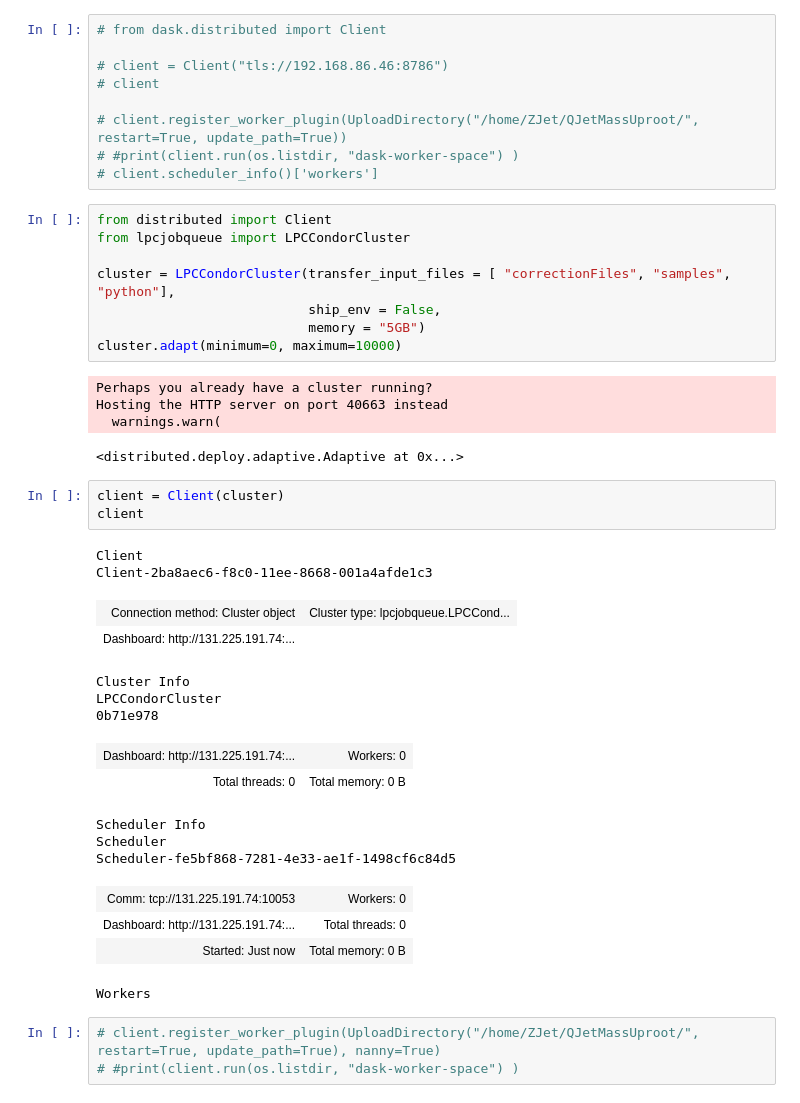
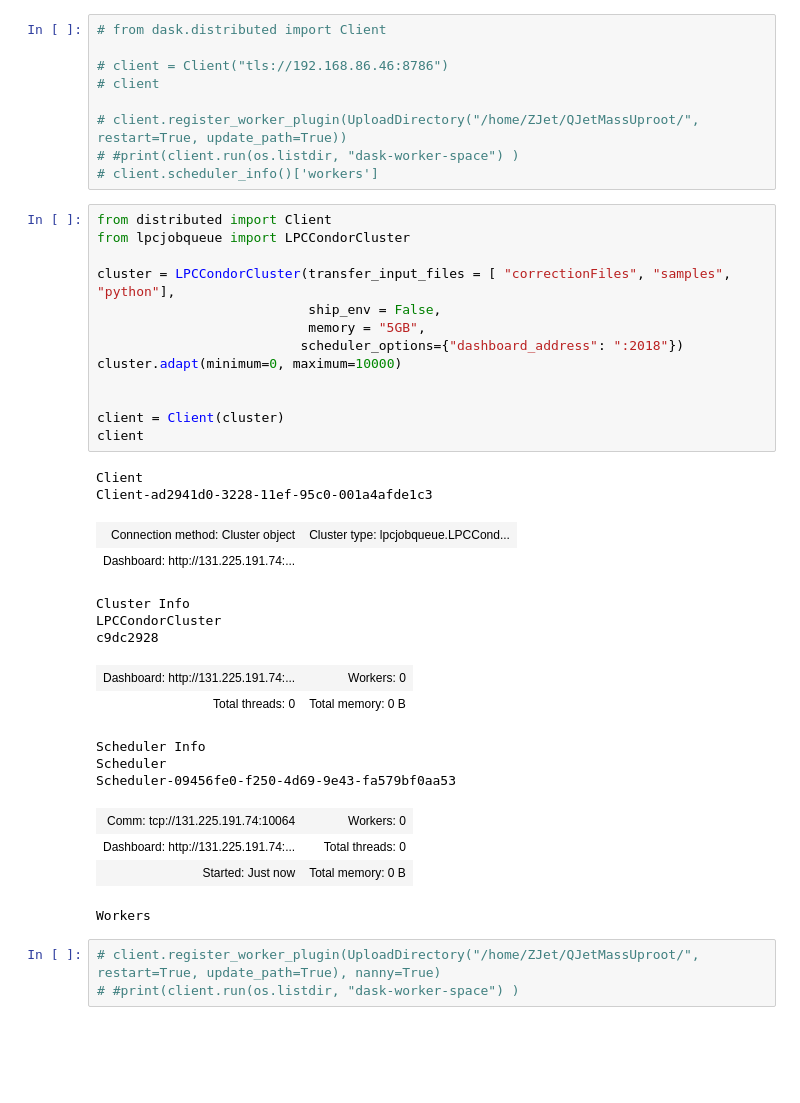
Before and after one commit to mandalaritra1/zjet, a Jupyter notebook: response_maker_nanov9.ipynb, the cells around one changed output. Saved outputs shown, nothing was run; the diff lists cells and outputs as text; blank space fills up the shorter version.

```diff
--- a/response_maker_nanov9.ipynb
+++ b/response_maker_nanov9.ipynb
@@ -53,36 +53,33 @@ from python.cms_utils import *
 # %%
 from distributed import Client
 from lpcjobqueue import LPCCondorCluster
 
 cluster = LPCCondorCluster(transfer_input_files = [ "correctionFiles", "samples", "python"],
                            ship_env = False,
-                           memory = "5GB")
+                           memory = "5GB",
+                          scheduler_options={"dashboard_address": ":2018"})
 cluster.adapt(minimum=0, maximum=10000)
+
+
+client = Client(cluster)
+client
 # %% [output]
-Perhaps you already have a cluster running?
-Hosting the HTTP server on port 40663 instead
-  warnings.warn(
+Client
+Client-ad2941d0-3228-11ef-95c0-001a4afde1c3
+| Connection method: Cluster object | Cluster type: lpcjobqueue.LPCCond... |
+| Dashboard: http://131.225.191.74:... |  |
-<distributed.deploy.adaptive.Adaptive at 0x...>
+Cluster Info
+LPCCondorCluster
+c9dc2928
+| Dashboard: http://131.225.191.74:... | Workers: 0 |
+| Total threads: 0 | Total memory: 0 B |
+Scheduler Info
+Scheduler
+Scheduler-09456fe0-f250-4d69-9e43-fa579bf0aa53
+| Comm: tcp://131.225.191.74:10064 | Workers: 0 |
+| Dashboard: http://131.225.191.74:... | Total threads: 0 |
+| Started: Just now | Total memory: 0 B |
+Workers
-# %%
-client = Client(cluster)
-client
-# %% [output]
-Client
-Client-2ba8aec6-f8c0-11ee-8668-001a4afde1c3
-| Connection method: Cluster object | Cluster type: lpcjobqueue.LPCCond... |
-| Dashboard: http://131.225.191.74:... |  |
-Cluster Info
-LPCCondorCluster
-0b71e978
-| Dashboard: http://131.225.191.74:... | Workers: 0 |
-| Total threads: 0 | Total memory: 0 B |
-Scheduler Info
-Scheduler
-Scheduler-fe5bf868-7281-4e33-ae1f-1498cf6c84d5
-| Comm: tcp://131.225.191.74:10053 | Workers: 0 |
-| Dashboard: http://131.225.191.74:... | Total threads: 0 |
-| Started: Just now | Total memory: 0 B |
-Workers
 # %%
 # client.register_worker_plugin(UploadDirectory("/home/ZJet/QJetMassUproot/", restart=True, update_path=True), nanny=True)
 # #print(client.run(os.listdir, "dask-worker-space") )
```
Also changed, not shown: parts of 44 cells of this notebook, 10 other files.
